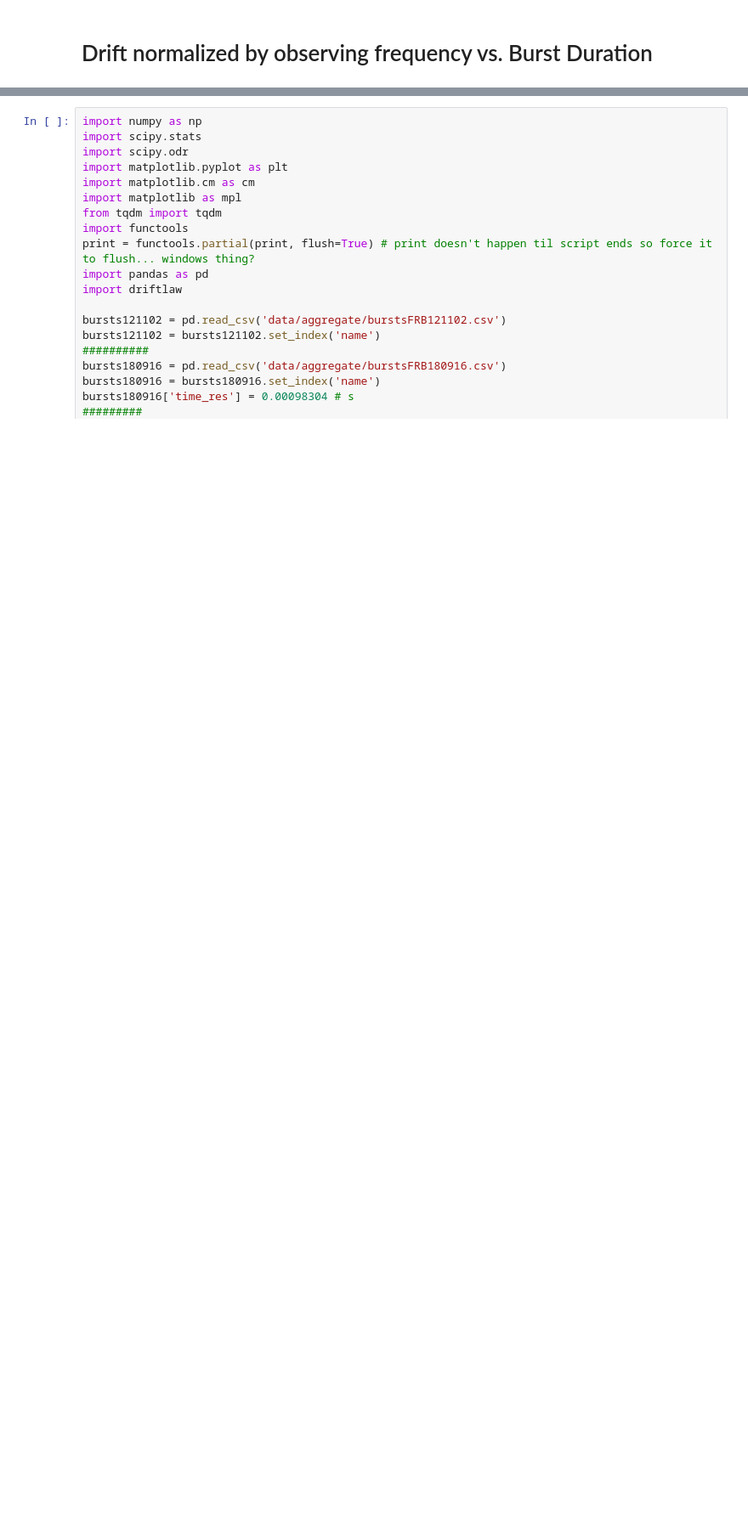
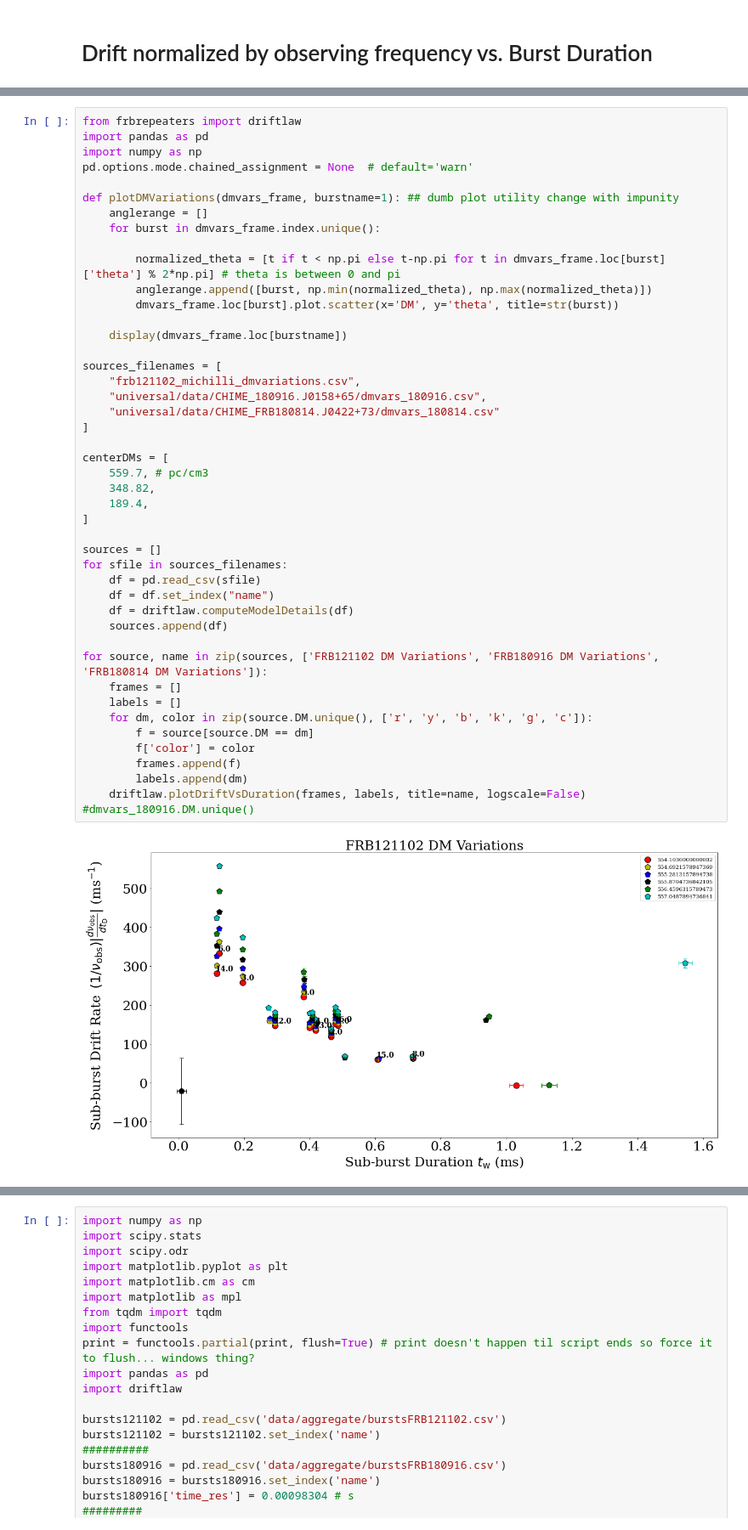
Before and after one commit to mef51/subdriftlaw, a Jupyter notebook: DMvsDrift.ipynb, the cells around one changed output, grey strips where cells are left out. Shown at 85% size. Saved outputs shown, nothing was run; the diff lists cells and outputs as text; blank space fills up the shorter version.

```diff
--- a/DMvsDrift.ipynb
+++ b/DMvsDrift.ipynb
@@ -61,0 +3,47 @@ dmvars_121102.loc[2]
+# %%
+from frbrepeaters import driftlaw
+import pandas as pd
+import numpy as np
+pd.options.mode.chained_assignment = None  # default='warn'
+
+def plotDMVariations(dmvars_frame, burstname=1): ## dumb plot utility change with impunity
+    anglerange = []
+    for burst in dmvars_frame.index.unique():
+
+        normalized_theta = [t if t < np.pi else t-np.pi for t in dmvars_frame.loc[burst]['theta'] % 2*np.pi] # theta is between 0 and pi
+        anglerange.append([burst, np.min(normalized_theta), np.max(normalized_theta)])
+        dmvars_frame.loc[burst].plot.scatter(x='DM', y='theta', title=str(burst))
+
+    display(dmvars_frame.loc[burstname])
+
+sources_filenames = [
+    "frb121102_michilli_dmvariations.csv",
+    "universal/data/CHIME_180916.J0158+65/dmvars_180916.csv",
+    "universal/data/CHIME_FRB180814.J0422+73/dmvars_180814.csv"
+]
+
+centerDMs = [
+    559.7, # pc/cm3
+    348.82,
+    189.4,
+]
+
+sources = []
+for sfile in sources_filenames:
+    df = pd.read_csv(sfile)
+    df = df.set_index("name")
+    df = driftlaw.computeModelDetails(df)
+    sources.append(df)
+
+for source, name in zip(sources, ['FRB121102 DM Variations', 'FRB180916 DM Variations', 'FRB180814 DM Variations']):
+    frames = []
+    labels = []
+    for dm, color in zip(source.DM.unique(), ['r', 'y', 'b', 'k', 'g', 'c']):
+        f = source[source.DM == dm]
+        f['color'] = color
+        frames.append(f)
+        labels.append(dm)
+    driftlaw.plotDriftVsDuration(frames, labels, title=name, logscale=False)
+#dmvars_180916.DM.unique()
+# %% [output]
+[figure, added]
```
Also changed, not shown: parts of 2 cells of this notebook, 26 other files.
